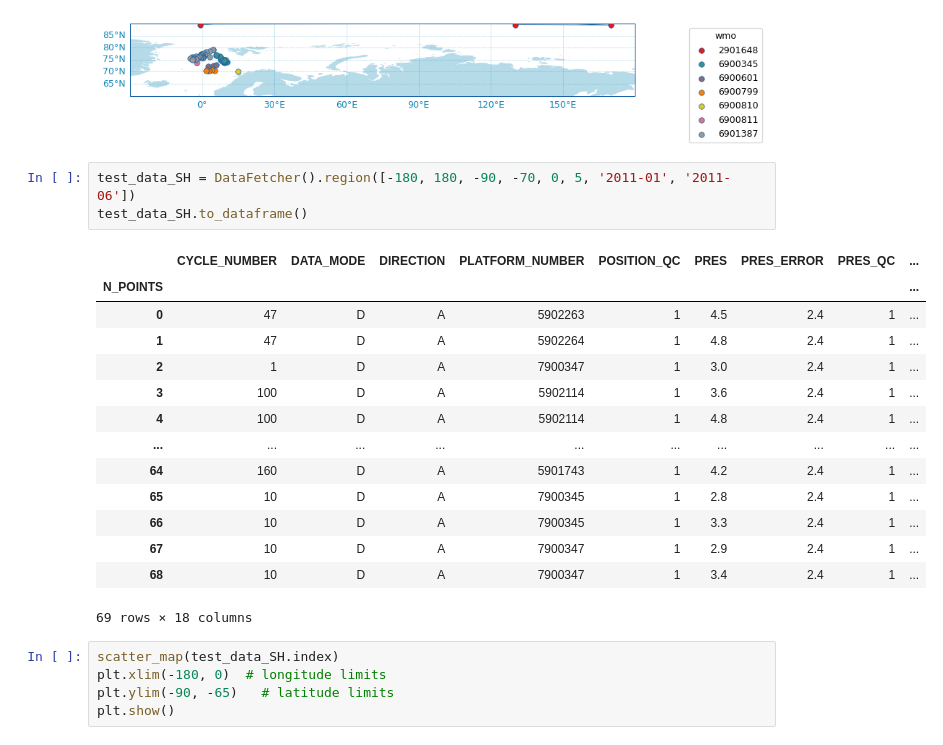
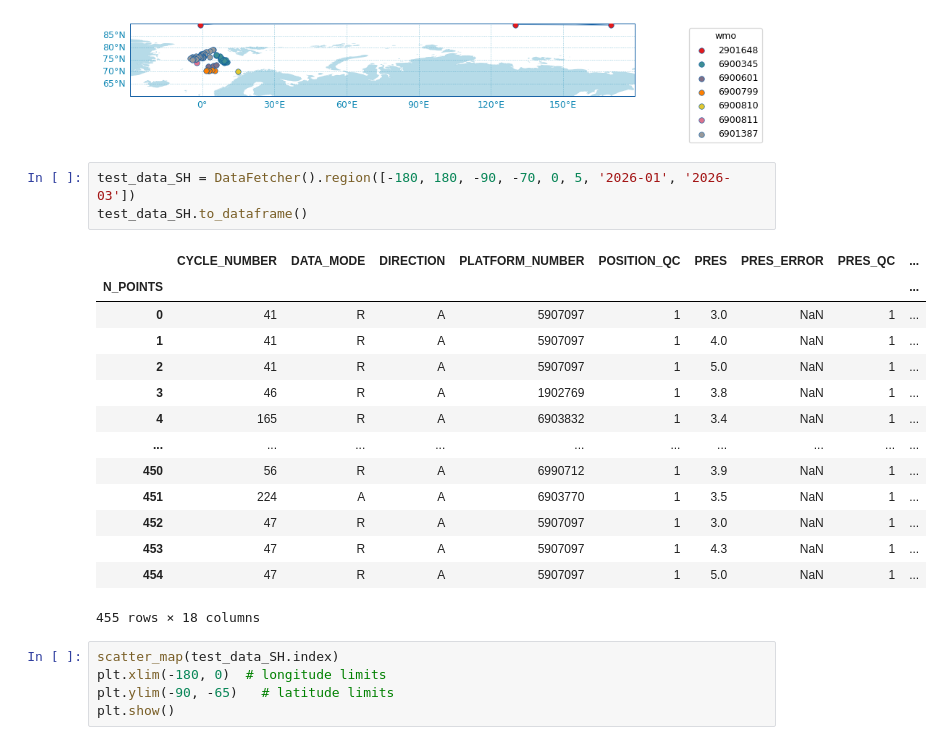
Before and after one commit to alan-turing-institute/ice-station-zebra, a Jupyter notebook: notebooks/ARGO_data.ipynb, the cells around one changed output. Cells and saved outputs as stored; diff of their text form.

```diff
--- a/notebooks/ARGO_data.ipynb
+++ b/notebooks/ARGO_data.ipynb
@@ -281,23 +281,23 @@ plt.show()
 # %% [output]
 [figure]
 # %%
-test_data_SH = DataFetcher().region([-180, 180, -90, -70, 0, 5, '2011-01', '2011-06'])
+test_data_SH = DataFetcher().region([-180, 180, -90, -70, 0, 5, '2026-01', '2026-03'])
 test_data_SH.to_dataframe()
 # %% [output]
 |  | CYCLE_NUMBER | DATA_MODE | DIRECTION | PLATFORM_NUMBER | POSITION_QC | PRES | PRES_ERROR | PRES_QC | ... |
 | N_POINTS |  |  |  |  |  |  |  |  | ... |
-| 0 | 47 | D | A | 5902263 | 1 | 4.5 | 2.4 | 1 | ... |
-| 1 | 47 | D | A | 5902264 | 1 | 4.8 | 2.4 | 1 | ... |
-| 2 | 1 | D | A | 7900347 | 1 | 3.0 | 2.4 | 1 | ... |
-| 3 | 100 | D | A | 5902114 | 1 | 3.6 | 2.4 | 1 | ... |
-| 4 | 100 | D | A | 5902114 | 1 | 4.8 | 2.4 | 1 | ... |
+| 0 | 41 | R | A | 5907097 | 1 | 3.0 | NaN | 1 | ... |
+| 1 | 41 | R | A | 5907097 | 1 | 4.0 | NaN | 1 | ... |
+| 2 | 41 | R | A | 5907097 | 1 | 5.0 | NaN | 1 | ... |
+| 3 | 46 | R | A | 1902769 | 1 | 3.8 | NaN | 1 | ... |
+| 4 | 165 | R | A | 6903832 | 1 | 3.4 | NaN | 1 | ... |
 | ... | ... | ... | ... | ... | ... | ... | ... | ... | ... |
-| 64 | 160 | D | A | 5901743 | 1 | 4.2 | 2.4 | 1 | ... |
-| 65 | 10 | D | A | 7900345 | 1 | 2.8 | 2.4 | 1 | ... |
-| 66 | 10 | D | A | 7900345 | 1 | 3.3 | 2.4 | 1 | ... |
-| 67 | 10 | D | A | 7900347 | 1 | 2.9 | 2.4 | 1 | ... |
-| 68 | 10 | D | A | 7900347 | 1 | 3.4 | 2.4 | 1 | ... |
+| 450 | 56 | R | A | 6990712 | 1 | 3.9 | NaN | 1 | ... |
+| 451 | 224 | A | A | 6903770 | 1 | 3.5 | NaN | 1 | ... |
+| 452 | 47 | R | A | 5907097 | 1 | 3.0 | NaN | 1 | ... |
+| 453 | 47 | R | A | 5907097 | 1 | 4.3 | NaN | 1 | ... |
+| 454 | 47 | R | A | 5907097 | 1 | 5.0 | NaN | 1 | ... |
-69 rows × 18 columns
+455 rows × 18 columns
 # %%
 scatter_map(test_data_SH.index)
 plt.xlim(-180, 0)  # longitude limits
```
Also changed, not shown: parts of 2 cells of this notebook, 2 other files.
